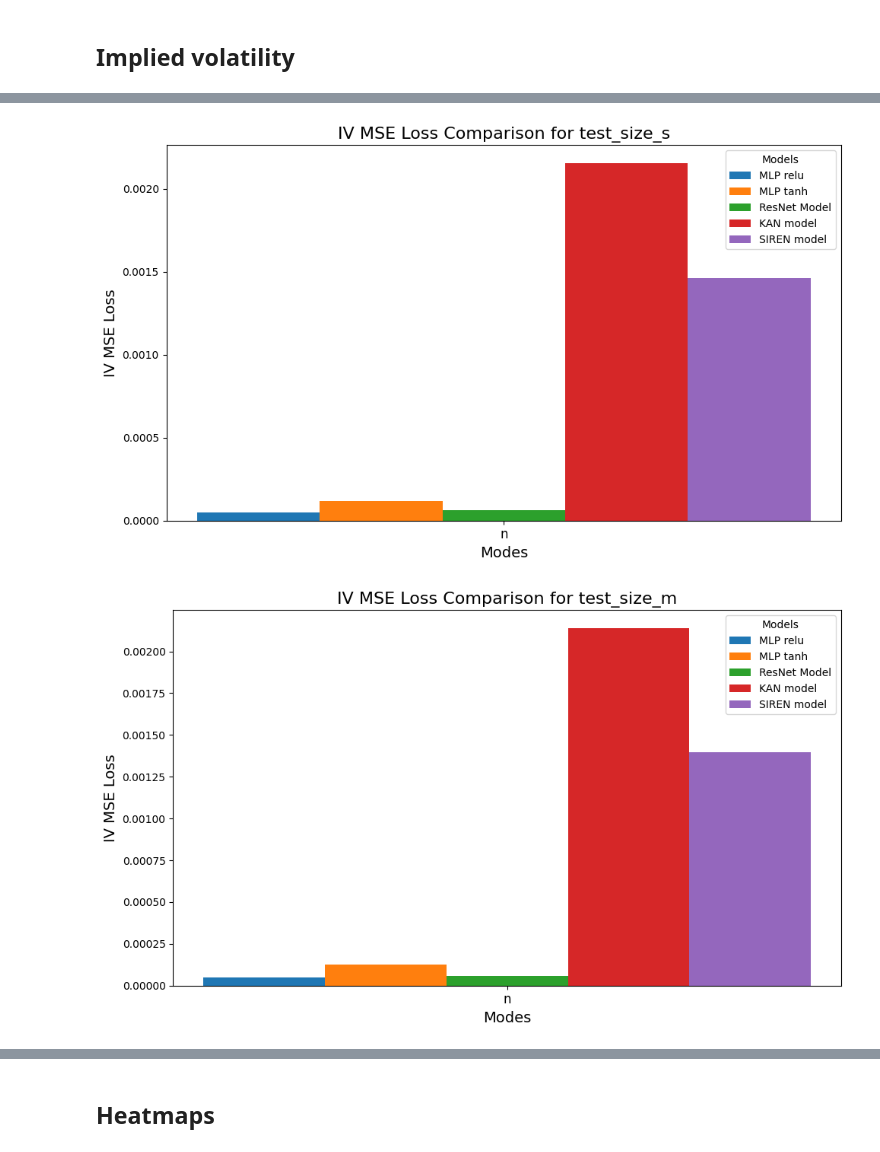
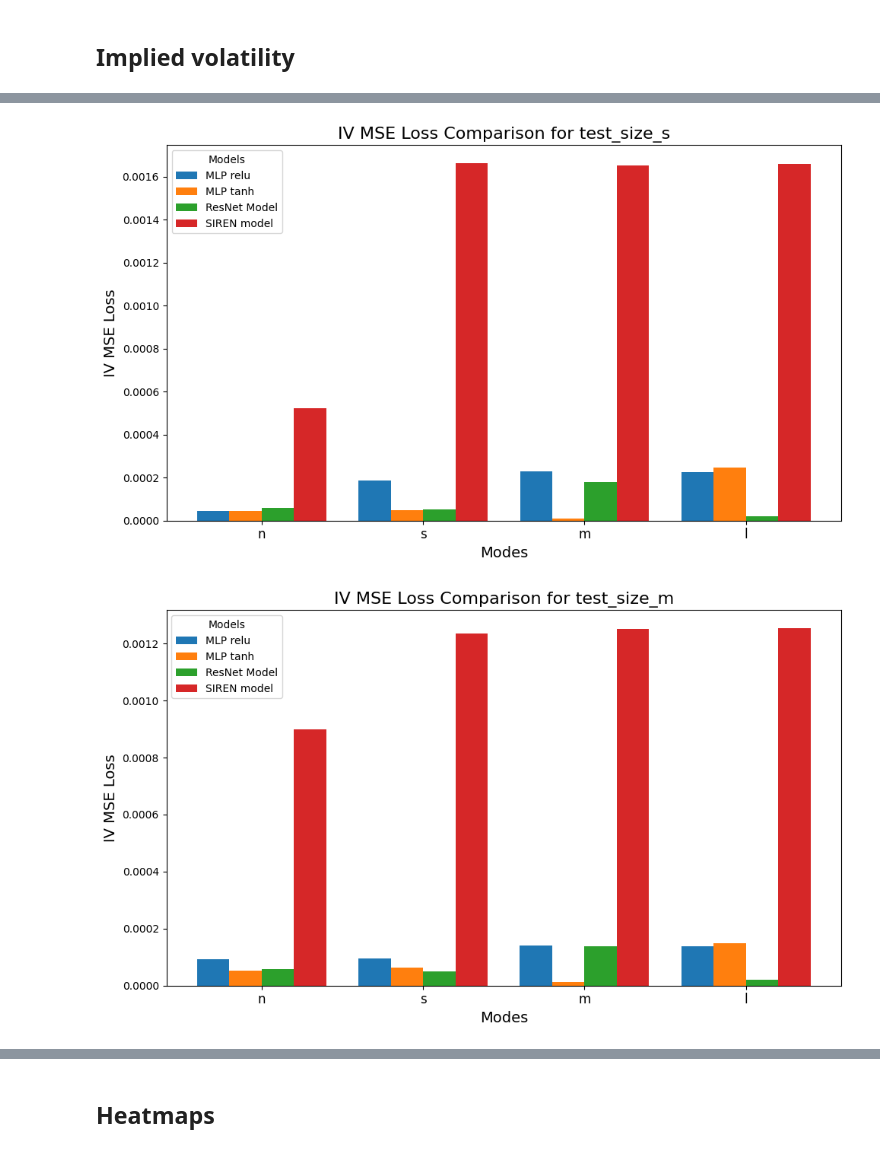
Before and after one commit to st43r/BlackFormulaApproximation, a Jupyter notebook: Black Model.ipynb, the cells around one changed output, grey strips where cells are left out. Cells and saved outputs as stored; diff of their text form; code cells hidden in the pictures.

```diff
--- a/Black Model.ipynb
+++ b/Black Model.ipynb
@@ -977,6 +987,9 @@ for size in train_data[list(train_data.keys())[0]].keys():
 
 	# Loop through each model and plot
 	for model_name, model_data in train_data.items():
+		if model_name in exclude_models:
+			continue
+
 		epochs = list(model_data["n"].keys())
 		mse_values = [model_data["n"][epoch]["mse"] for epoch in epochs]
 
@@ -1001,7 +1017,7 @@ for size in train_data[list(train_data.keys())[0]].keys():
 # %%
 for size in test_data.keys():
 	test_size = test_data[size]
-	models = list(test_size.keys())
+	models = [model for model in test_size.keys() if model != exclude_models[0]]
 	modes = list(next(iter(test_size.values())).keys())
 	mse_loss = {model: [test_size[model][mode]['mse'] for mode in modes] for model in models}
 
@@ -1014,7 +1030,7 @@ for size in test_data.keys():
 
 	ax.set_xticks(x + width * (len(models) - 1) / 2)
 	ax.set_xticklabels(modes, fontsize=12)
-	ax.set_xlabel('Modes', fontsize=14)
+	ax.set_xlabel('Train size', fontsize=14)
 	ax.set_ylabel('MSE Loss', fontsize=14)
 	ax.set_title(f"MSE Loss Comparison for {size}", fontsize=16)
 	ax.legend(title='Models')
@@ -1033,7 +1050,7 @@ for size in test_data.keys():
 # %%
 for size in test_data.keys():
 	test_size = test_data[size]
-	models = list(test_size.keys())
+	models = [model for model in test_size.keys() if model != exclude_models[0]]
 	modes = list(next(iter(test_size.values())).keys())
 	mae_loss = {model: [test_size[model][mode]['mae'] for mode in modes] for model in models}
 
@@ -1065,7 +1083,7 @@ for size in test_data.keys():
 # %%
 for size in test_data.keys():
 	test_size = test_data[size]
-	models = list(test_size.keys())
+	models = [model for model in test_size.keys() if model != "KAN"]
 	modes = list(next(iter(test_size.values())).keys())
 	mre_loss = {model: [test_size[model][mode]['mre'] for mode in modes] for model in models}
 
@@ -1097,7 +1116,7 @@ for size in test_data.keys():
 # %%
 for size in test_data.keys():
 	test_size = test_data[size]
-	models = list(test_size.keys())
+	models = [model for model in test_size.keys() if model != exclude_models[0]]
 	modes = list(next(iter(test_size.values())).keys())
 	iv_mse_loss = {model: [test_size[model][mode]['iv_mse'] for mode in modes] for model in models}
 
@@ -1125,2 +1144,2 @@ for size in test_data.keys():
-[figure, old version]
+[figure, new version]
-[figure, old version]
+[figure, new version]
```
Also changed, not shown: parts of 20 cells of this notebook, 1 other file.
